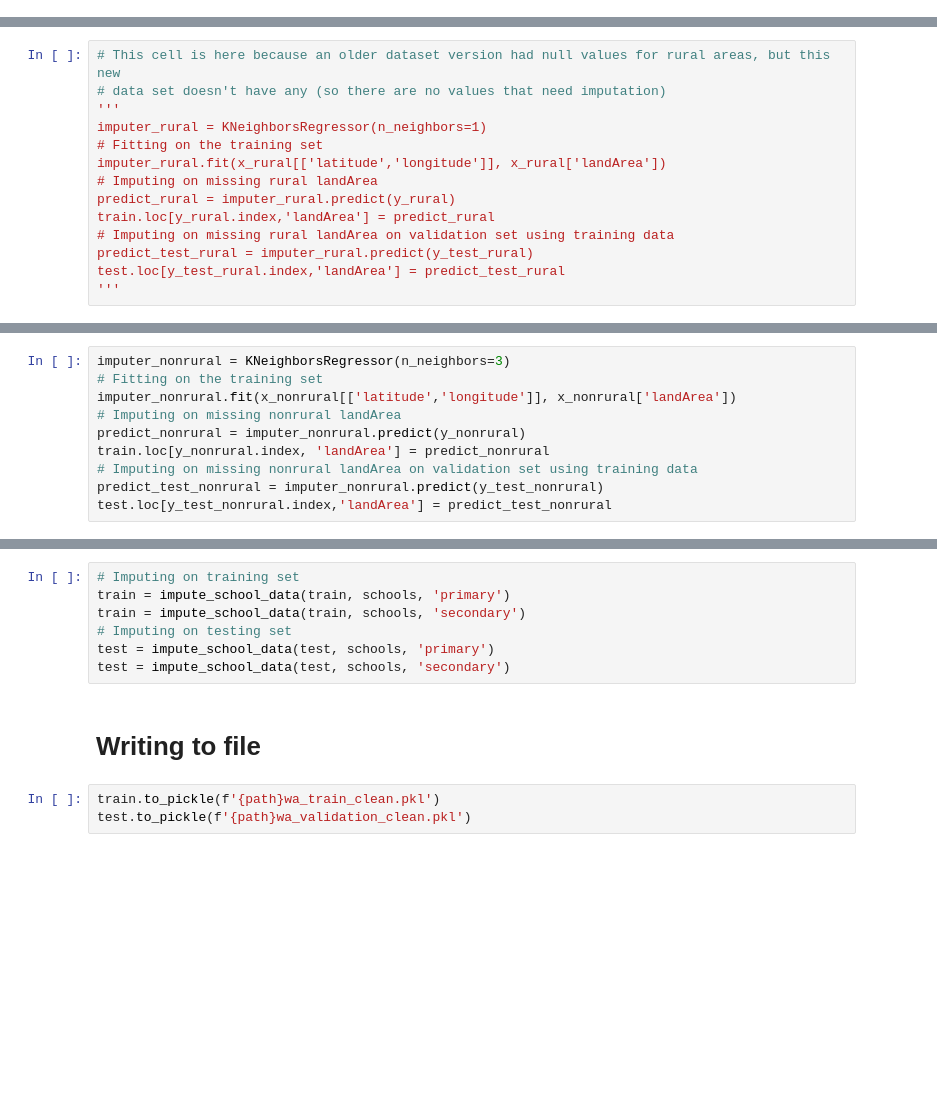
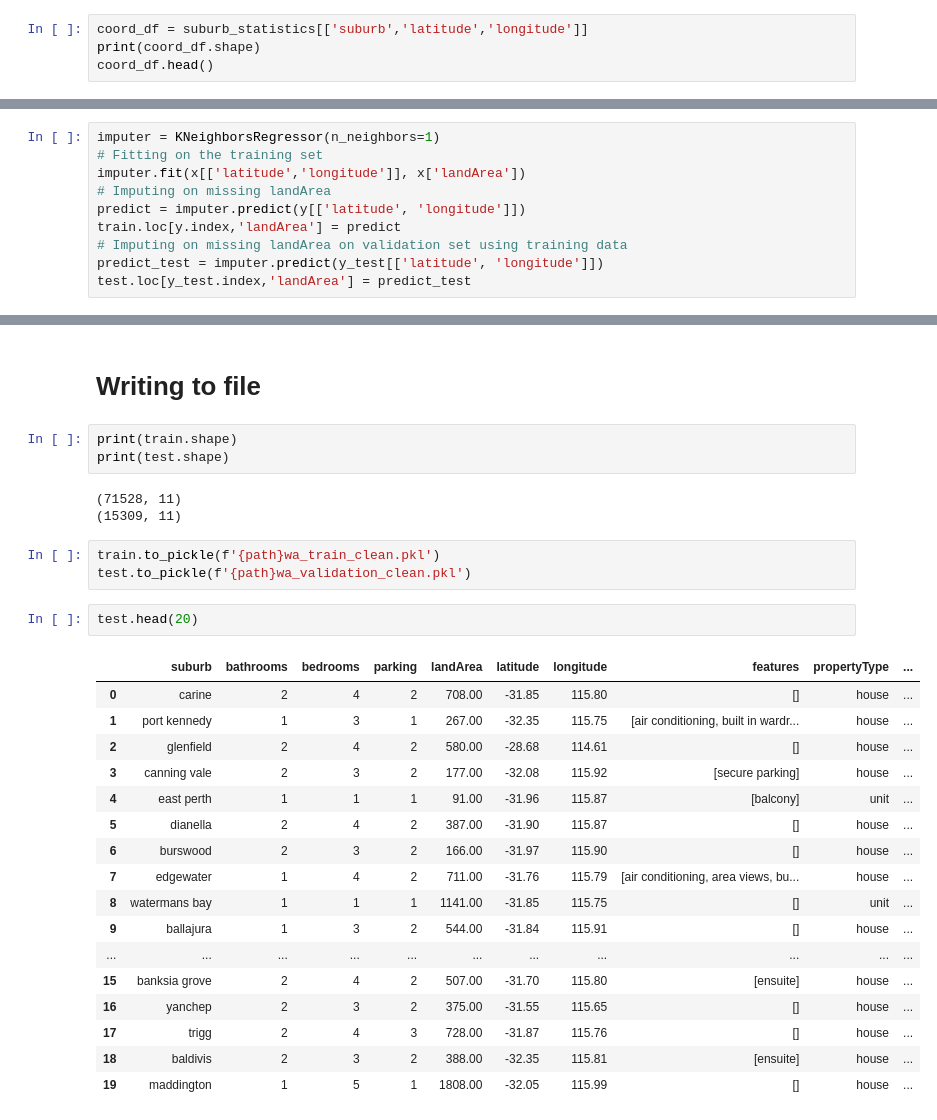
Before and after one commit to tristandabsonu/House-Price-Prediction, a Jupyter notebook: data_analysis/2 cleaning.ipynb, the cells around one changed output, grey strips where cells are left out. Drawn from its saved outputs; the diff is of its cells as text; blank space fills up the shorter version.

```diff
--- a/data_analysis/2 cleaning.ipynb
+++ b/data_analysis/2 cleaning.ipynb
@@ -356,0 +225,4 @@ print(test.loc[(586)]['longitude'])
+# %%
+coord_df = suburb_statistics[['suburb','latitude','longitude']]
+print(coord_df.shape)
+coord_df.head()
@@ -417,14 +288,10 @@ print(y_test_nonrural.shape)
 # %%
-# This cell is here because an older dataset version had null values for rural areas, but this new
-# data set doesn't have any (so there are no values that need imputation)
-'''
-imputer_rural = KNeighborsRegressor(n_neighbors=1)
+imputer = KNeighborsRegressor(n_neighbors=1)
 # Fitting on the training set
-imputer_rural.fit(x_rural[['latitude','longitude']], x_rural['landArea'])
-# Imputing on missing rural landArea
-predict_rural = imputer_rural.predict(y_rural)
-train.loc[y_rural.index,'landArea'] = predict_rural
-# Imputing on missing rural landArea on validation set using training data
-predict_test_rural = imputer_rural.predict(y_test_rural)
-test.loc[y_test_rural.index,'landArea'] = predict_test_rural
-'''
+imputer.fit(x[['latitude','longitude']], x['landArea'])
+# Imputing on missing landArea
+predict = imputer.predict(y[['latitude', 'longitude']])
+train.loc[y.index,'landArea'] = predict
+# Imputing on missing landArea on validation set using training data
+predict_test = imputer.predict(y_test[['latitude', 'longitude']])
+test.loc[y_test.index,'landArea'] = predict_test
@@ -433,10 +297,0 @@ test.loc[y_test_rural.index,'landArea'] = predict_test_rural
-# %%
-imputer_nonrural = KNeighborsRegressor(n_neighbors=3)
-# Fitting on the training set
-imputer_nonrural.fit(x_nonrural[['latitude','longitude']], x_nonrural['landArea'])
-# Imputing on missing nonrural landArea
-predict_nonrural = imputer_nonrural.predict(y_nonrural)
-train.loc[y_nonrural.index, 'landArea'] = predict_nonrural
-# Imputing on missing nonrural landArea on validation set using training data
-predict_test_nonrural = imputer_nonrural.predict(y_test_nonrural)
-test.loc[y_test_nonrural.index,'landArea'] = predict_test_nonrural
@@ -511,12 +298,31 @@ def impute_school_data(df, schools, school_type):
-# %%
-# Imputing on training set
-train = impute_school_data(train, schools, 'primary')
-train = impute_school_data(train, schools, 'secondary')
-# Imputing on testing set
-test = impute_school_data(test, schools, 'primary')
-test = impute_school_data(test, schools, 'secondary')
 # %% [markdown]
 # Writing to file
+# %%
+print(train.shape)
+print(test.shape)
+# %% [output]
+(71528, 11)
+(15309, 11)
 # %%
 train.to_pickle(f'{path}wa_train_clean.pkl')
 test.to_pickle(f'{path}wa_validation_clean.pkl')
+# %%
+test.head(20)
+# %% [output]
+|  | suburb | bathrooms | bedrooms | parking | landArea | latitude | longitude | features | propertyType | ... |
+| 0 | carine | 2 | 4 | 2 | 708.00 | -31.85 | 115.80 | [] | house | ... |
+| 1 | port kennedy | 1 | 3 | 1 | 267.00 | -32.35 | 115.75 | [air conditioning, built in wardr... | house | ... |
+| 2 | glenfield | 2 | 4 | 2 | 580.00 | -28.68 | 114.61 | [] | house | ... |
+| 3 | canning vale | 2 | 3 | 2 | 177.00 | -32.08 | 115.92 | [secure parking] | house | ... |
+| 4 | east perth | 1 | 1 | 1 | 91.00 | -31.96 | 115.87 | [balcony] | unit | ... |
+| 5 | dianella | 2 | 4 | 2 | 387.00 | -31.90 | 115.87 | [] | house | ... |
+| 6 | burswood | 2 | 3 | 2 | 166.00 | -31.97 | 115.90 | [] | house | ... |
+| 7 | edgewater | 1 | 4 | 2 | 711.00 | -31.76 | 115.79 | [air conditioning, area views, bu... | house | ... |
+| 8 | watermans bay | 1 | 1 | 1 | 1141.00 | -31.85 | 115.75 | [] | unit | ... |
+| 9 | ballajura | 1 | 3 | 2 | 544.00 | -31.84 | 115.91 | [] | house | ... |
+| ... | ... | ... | ... | ... | ... | ... | ... | ... | ... | ... |
+| 15 | banksia grove | 2 | 4 | 2 | 507.00 | -31.70 | 115.80 | [ensuite] | house | ... |
+| 16 | yanchep | 2 | 3 | 2 | 375.00 | -31.55 | 115.65 | [] | house | ... |
+| 17 | trigg | 2 | 4 | 3 | 728.00 | -31.87 | 115.76 | [] | house | ... |
+| 18 | baldivis | 2 | 3 | 2 | 388.00 | -32.35 | 115.81 | [ensuite] | house | ... |
+| 19 | maddington | 1 | 5 | 1 | 1808.00 | -32.05 | 115.99 | [] | house | ... |
```
Also changed, not shown: parts of 60 cells of this notebook, 4 other files.
